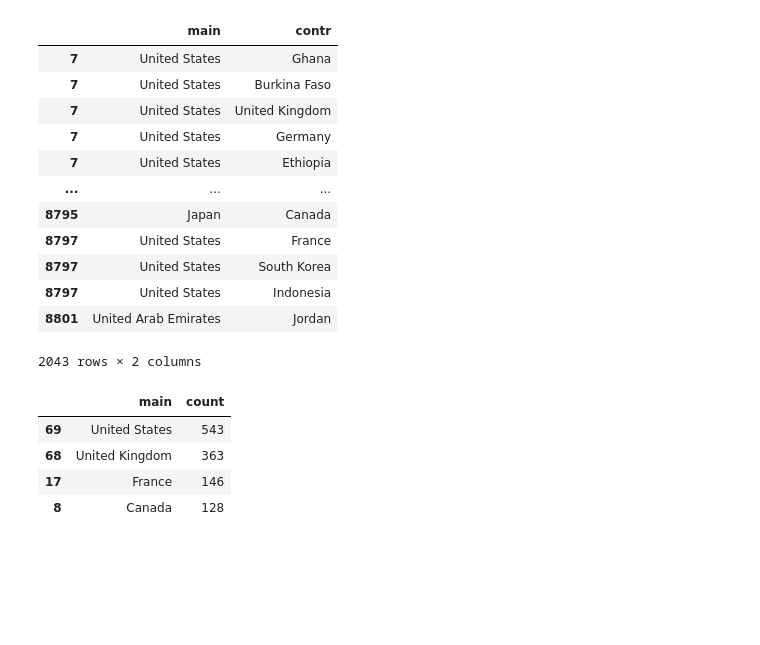
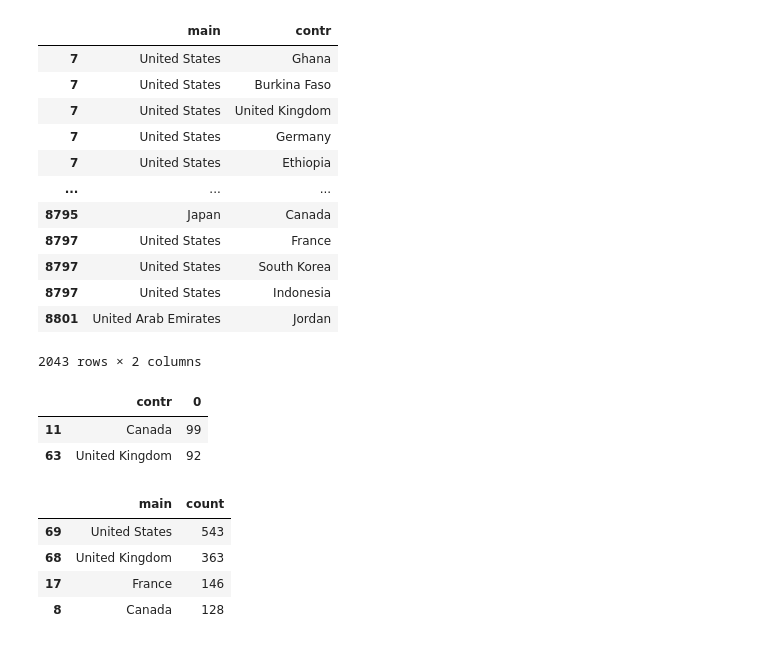
Before and after one commit to Adalab/DA-PROMO-B-MODULO-3-SPRINT-2-ANAIS-PAULA, a Jupyter notebook: directors.ipynb, the cells around one changed output. Saved outputs shown, nothing was run; the diff lists cells and outputs as text; code cells hidden in the pictures; blank space fills up the shorter version.

```diff
--- a/directors.ipynb
+++ b/directors.ipynb
@@ -476,6 +481,14 @@ c
 | 8797 | United States | Indonesia |
 | 8801 | United Arab Emirates | Jordan |
 2043 rows × 2 columns
+# %%
+ñ = (c[c['main']=='United States'].groupby('contr').size()).reset_index()
+# %%
+ñ[ñ[0]>91]
+# %% [output]
+|  | contr | 0 |
+| 11 | Canada | 99 |
+| 63 | United Kingdom | 92 |
 # %%
 z1 = c.groupby('main').size().reset_index(name='count').sort_values(by='count', ascending=False)
 # %%
```
Also changed, not shown: parts of 2 cells of this notebook.
